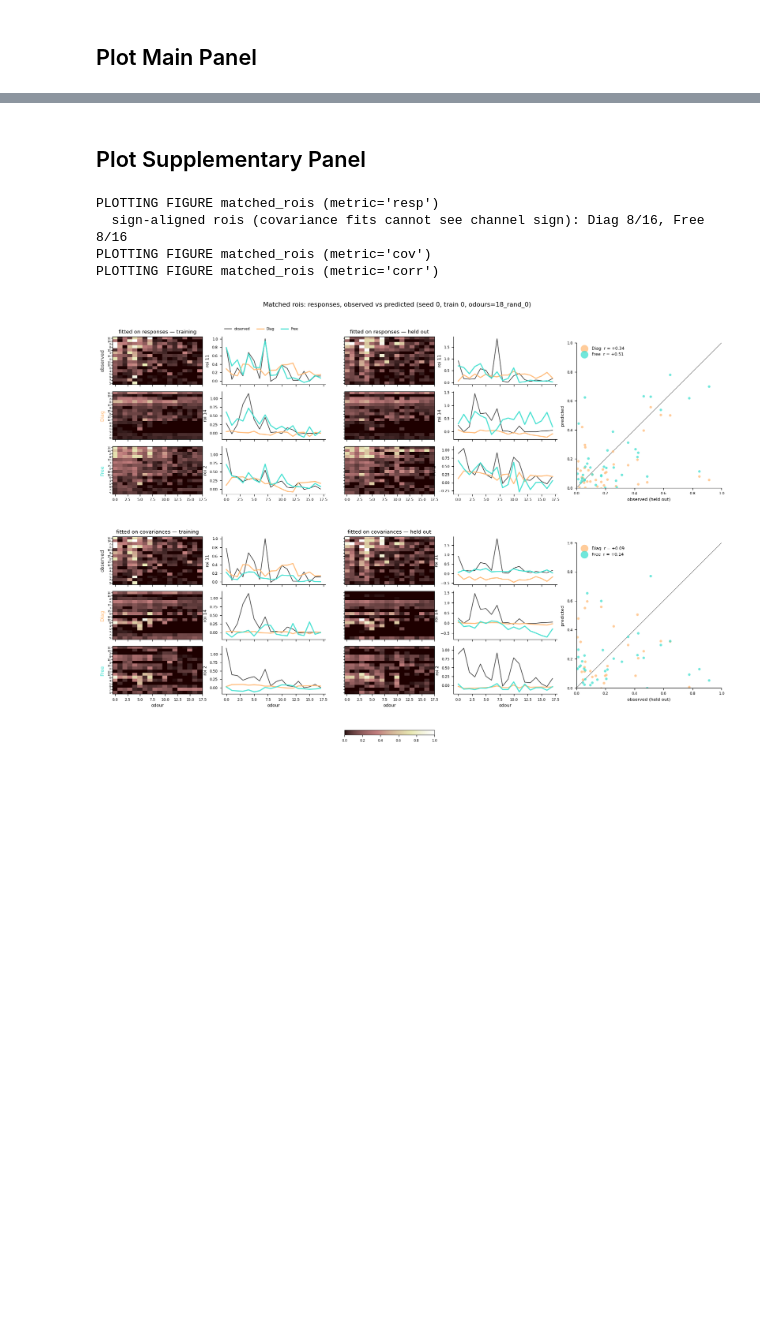
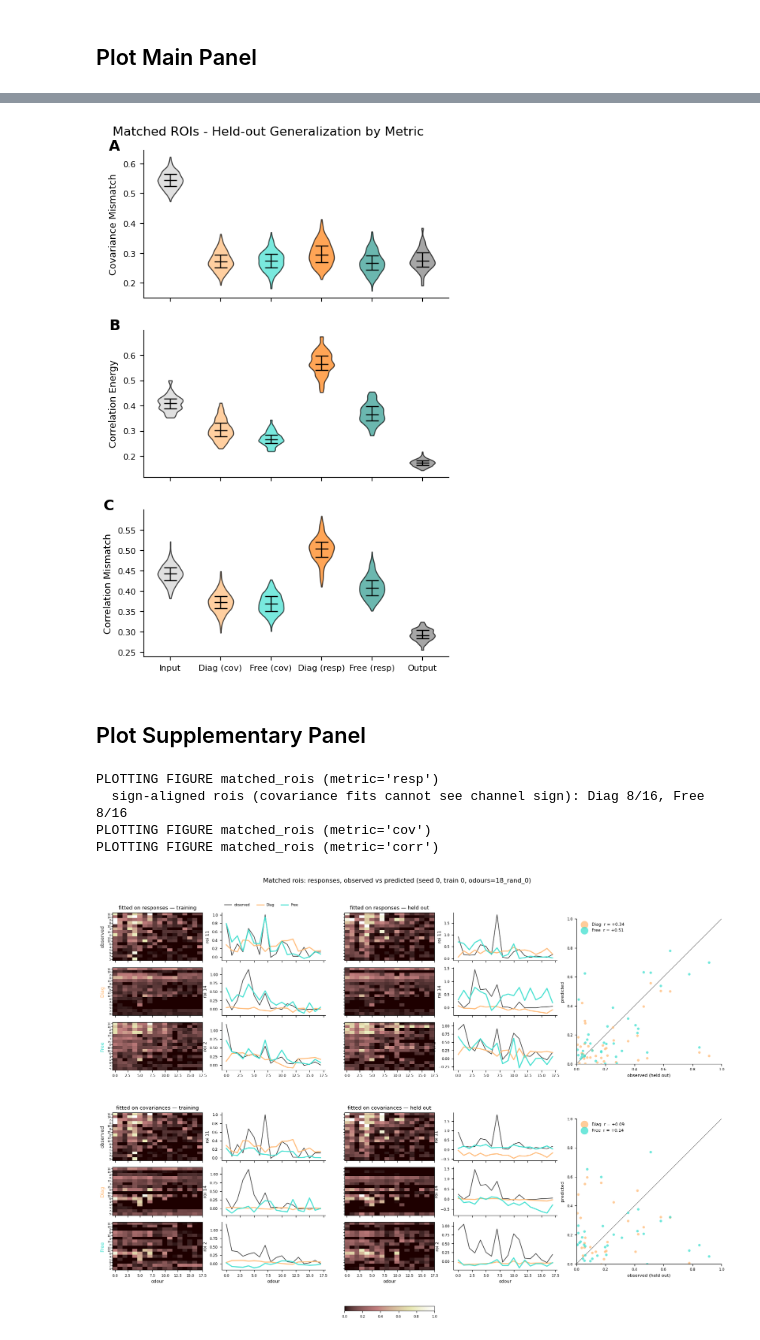
Before and after one commit to stootoon/glom-io-transform-release, a Jupyter notebook: glom_io_transform/analysis/fig_driver.ipynb, the cells around one changed output, grey strips where cells are left out. Saved outputs shown, nothing was run; the diff lists cells and outputs as text; code cells hidden in the pictures; blank space fills up the shorter version.

```diff
--- a/glom_io_transform/analysis/fig_driver.ipynb
+++ b/glom_io_transform/analysis/fig_driver.ipynb
@@ -324,3 +342,11 @@ np.float64(0.4073232474743365)
+# %%
+fig = figure(figsize=(5, 8))
+axes = fig_matched_rois.Supp.plot_mismatch(matched_rois_data, fig = fig)
+fig.suptitle("Matched ROIs - Held-out Generalization by Metric")
+label_axes([axes[k] for k in axes], "ABC", fontsize=14, fontweight="bold")
+savefig(f"{paths.proj_path}/figs/supp__matched_rois__mismatch.pdf", bbox_inches="tight", dpi=600)
+# %% [output]
+[figure, added]
 # %% [markdown]
 ## Plot Supplementary Panel
 # %%
```
Also changed, not shown: parts of 8 cells of this notebook.
